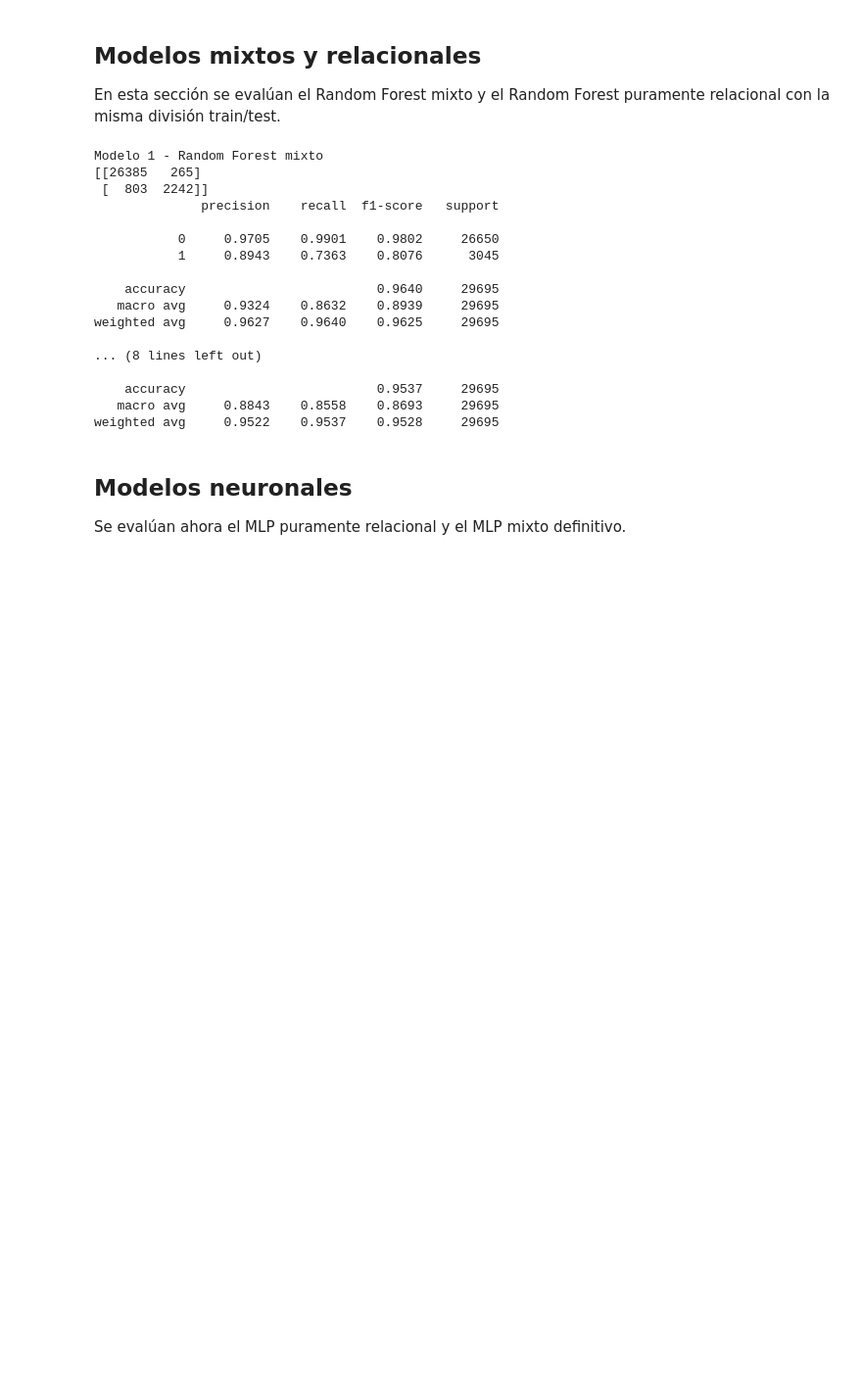
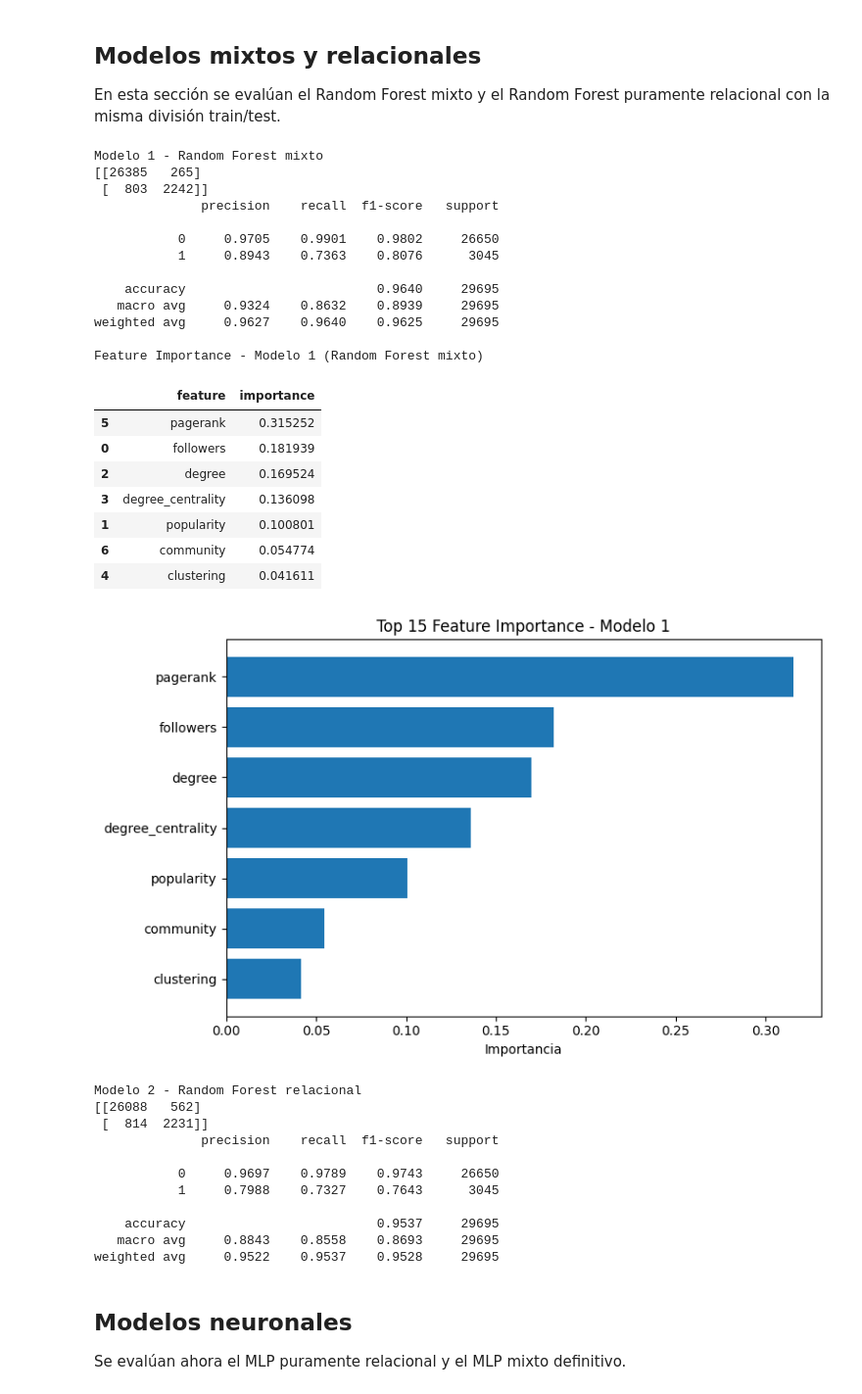
Before and after one commit to DiegoMSFus/Trabajo_Aprendizaje_Automatico_Relacional, a Jupyter notebook: notebooks/03_Evaluacion_y_Comparacion.ipynb, the cells around one changed output. Shown at 98% size. Cells and saved outputs as stored; diff of their text form; code cells hidden in the pictures; blank space fills up the shorter version.

```diff
--- a/notebooks/03_Evaluacion_y_Comparacion.ipynb
+++ b/notebooks/03_Evaluacion_y_Comparacion.ipynb
@@ -70,44 +71,77 @@ results.append({
     "F1 clase 1": report_mixed["1"]["f1-score"],
 })
 
+feature_importance_m1 = pd.DataFrame({
+    "feature": X.columns,
+    "importance": rf_mixed.feature_importances_,
+}).sort_values("importance", ascending=False)
+
+print("Feature Importance - Modelo 1 (Random Forest mixto)")
+display(feature_importance_m1)
+
+top_features_m1 = feature_importance_m1.head(15).sort_values("importance")
+plt.figure(figsize=(8, 5))
+plt.barh(top_features_m1["feature"], top_features_m1["importance"])
+plt.title("Top 15 Feature Importance - Modelo 1")
+plt.xlabel("Importancia")
+plt.tight_layout()
+plt.show()
+
+
 rf_rel = RandomForestClassifier(
     random_state=42,
     class_weight="balanced",
     n_estimators=100,
     n_jobs=-1,
 )
 rf_rel.fit(X_train_rel_scaled, y_train)
 y_pred_rel = rf_rel.predict(X_test_rel_scaled)
 cm_rel = confusion_matrix(y_test, y_pred_rel)
 report_rel = classification_report(y_test, y_pred_rel, digits=4, zero_division=0, output_dict=True)
 print("\nModelo 2 - Random Forest relacional")
 print(cm_rel)
 print(classification_report(y_test, y_pred_rel, digits=4, zero_division=0))
 results.append({
     "Modelo": "Modelo 2 - RF relacional",
     "Accuracy": report_rel["accuracy"],
     "Precision clase 1": report_rel["1"]["precision"],
     "Recall clase 1": report_rel["1"]["recall"],
     "F1 clase 1": report_rel["1"]["f1-score"],
 })
 # %% [output]
 Modelo 1 - Random Forest mixto
 [[26385   265]
  [  803  2242]]
               precision    recall  f1-score   support
 
            0     0.9705    0.9901    0.9802     26650
            1     0.8943    0.7363    0.8076      3045
 
     accuracy                         0.9640     29695
    macro avg     0.9324    0.8632    0.8939     29695
 weighted avg     0.9627    0.9640    0.9625     29695
 
-... (8 lines left out)
-
-    accuracy                         0.9537     29695
-   macro avg     0.8843    0.8558    0.8693     29695
-weighted avg     0.9522    0.9537    0.9528     29695
+Feature Importance - Modelo 1 (Random Forest mixto)
+|  | feature | importance |
+| 5 | pagerank | 0.315252 |
+| 0 | followers | 0.181939 |
+| 2 | degree | 0.169524 |
+| 3 | degree_centrality | 0.136098 |
+| 1 | popularity | 0.100801 |
+| 6 | community | 0.054774 |
+| 4 | clustering | 0.041611 |
+[figure, added]
+Modelo 2 - Random Forest relacional
+[[26088   562]
+ [  814  2231]]
+              precision    recall  f1-score   support
+
+           0     0.9697    0.9789    0.9743     26650
+           1     0.7988    0.7327    0.7643      3045
+
+    accuracy                         0.9537     29695
+   macro avg     0.8843    0.8558    0.8693     29695
+weighted avg     0.9522    0.9537    0.9528     29695
 # %% [markdown]
 ## Modelos neuronales
 
```
Also changed, not shown: parts of 1 cell of this notebook, 2 other files.
